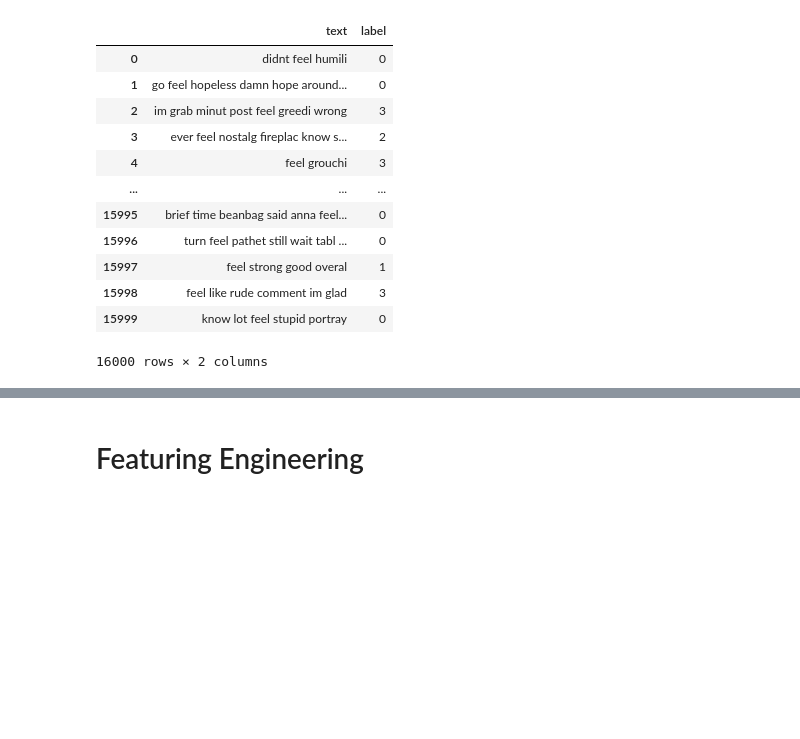
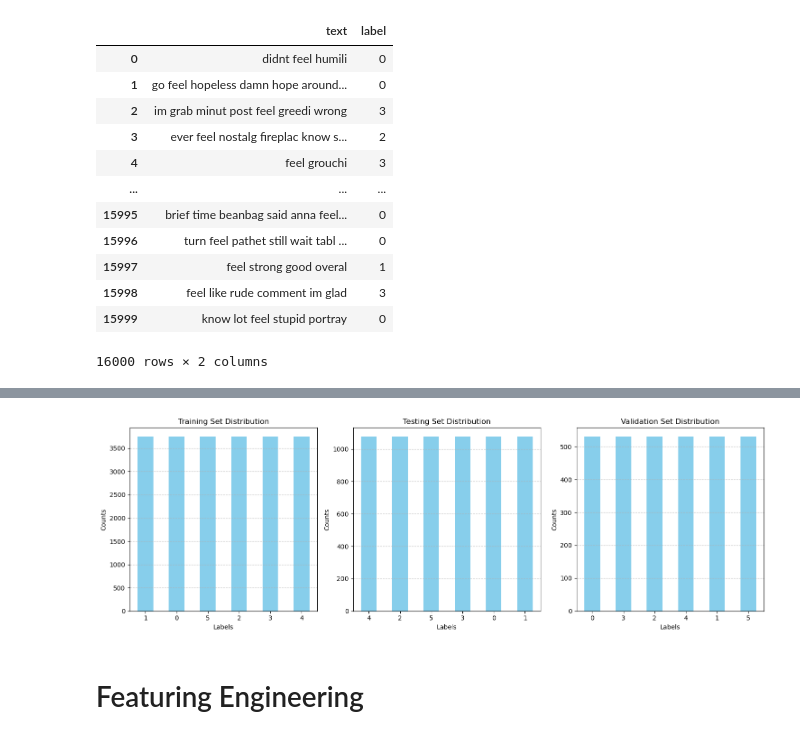
Before and after one commit to springboardmentor112/SentimentAnalysis-TextClassification, a Jupyter notebook: text classification.ipynb, the cells around one changed output, grey strips where cells are left out. Cells and saved outputs as stored; diff of their text form; code cells hidden in the pictures; blank space fills up the shorter version.

```diff
--- a/text classification.ipynb
+++ b/text classification.ipynb
@@ -140,0 +293,78 @@ df
+# %%
+import pandas as pd
+import matplotlib.pyplot as plt
+from imblearn.over_sampling import RandomOverSampler
+from sklearn.model_selection import train_test_split
+
+#calculate the ratio of the largest class to the smallest class
+max_count = label_counts.max()
+min_count = label_counts.min()
+balance_ratio = max_count / min_count
+
+print("\nBalance Ratio:", balance_ratio)
+
+if balance_ratio <= threshold:
+    print("\nThe 'label' column is balanced.")
+else:
+    print("\nThe 'label' column is imbalanced.")
+
+#separate features and target
+X = df.drop('label', axis=1)
+y = df['label']
+
+#oversample the minority classes
+ros = RandomOverSampler(random_state=42)
+X_resampled, y_resampled = ros.fit_resample(X, y)
+
+#create a new DataFrame with the resampled data
+df_resampled = pd.DataFrame(X_resampled, columns=X.columns)
+df_resampled['label'] = y_resampled
+
+#split the resampled dataset into training (70%) and temp (30%)
+X_train, X_temp, y_train, y_temp = train_test_split(X_resampled, y_resampled, test_size=0.3, random_state=42, stratify=y_resampled)
+
+#split the temp dataset into testing (20% of original) and validation (10% of original)
+X_test, X_val, y_test, y_val = train_test_split(X_temp, y_temp, test_size=0.33, random_state=42, stratify=y_temp)
+
+#check the distribution of the training, testing, and validation sets
+train_counts = pd.Series(y_train).value_counts()
+test_counts = pd.Series(y_test).value_counts()
+val_counts = pd.Series(y_val).value_counts()
+
+print("\nTraining Set Distribution:")
+print(train_counts)
+print("\nTesting Set Distribution:")
+print(test_counts)
+print("\nValidation Set Distribution:")
+print(val_counts)
+
+#plotting the bar graph for the resampled data
+plt.figure(figsize=(15, 5))
+
+plt.subplot(1, 3, 1)
+train_counts.plot(kind='bar', color='skyblue')
+plt.title('Training Set Distribution')
+plt.xlabel('Labels')
+plt.ylabel('Counts')
+plt.xticks(rotation=0)
+plt.grid(axis='y', linestyle='--', alpha=0.7)
+
+plt.subplot(1, 3, 2)
+test_counts.plot(kind='bar', color='skyblue')
+plt.title('Testing Set Distribution')
+plt.xlabel('Labels')
+plt.ylabel('Counts')
+plt.xticks(rotation=0)
+plt.grid(axis='y', linestyle='--', alpha=0.7)
+
+plt.subplot(1, 3, 3)
+val_counts.plot(kind='bar', color='skyblue')
+plt.title('Validation Set Distribution')
+plt.xlabel('Labels')
+plt.ylabel('Counts')
+plt.xticks(rotation=0)
+plt.grid(axis='y', linestyle='--', alpha=0.7)
+
+plt.tight_layout()
+plt.show()
+# %% [output]
@@ -141,3 +388,4 @@ df
+[figure, added]
 # %% [markdown]
 # Featuring Engineering
 # %% [markdown]
```
Also changed, not shown: parts of 4 cells of this notebook.
